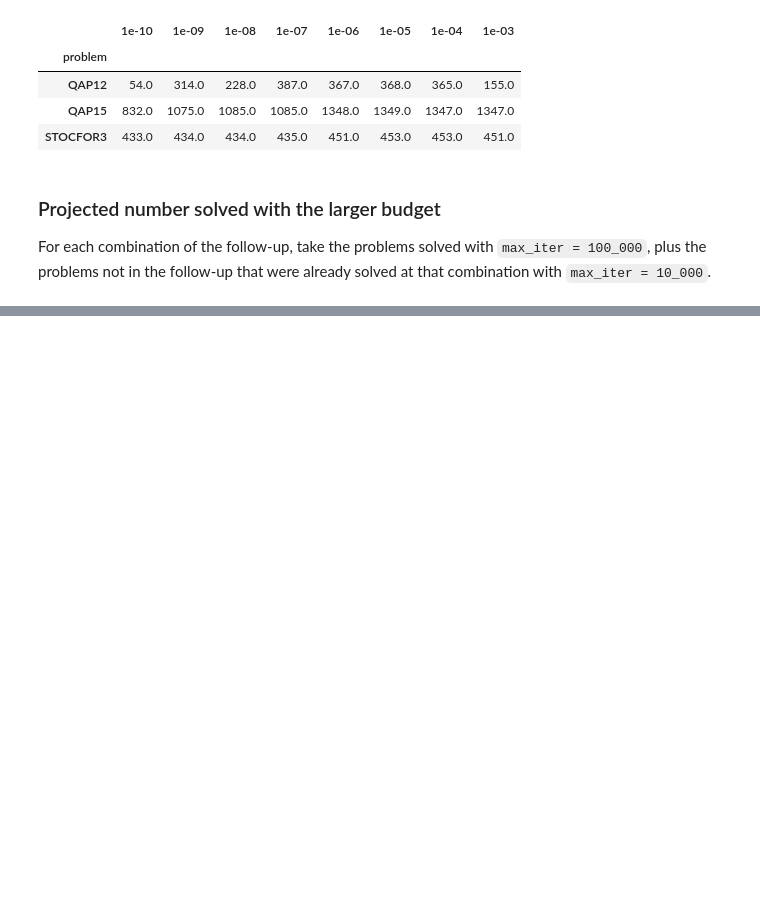
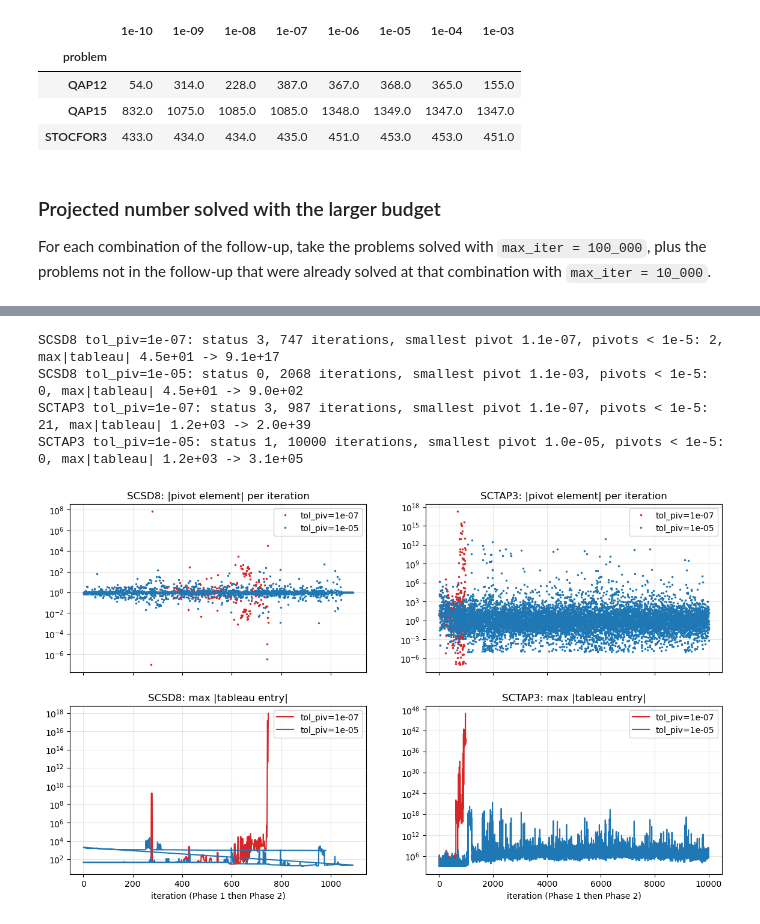
Before and after one commit to oyamad/QuantEcon.py, a Jupyter notebook: benchmarks/linprog_simplex/analysis_2026.ipynb, the cells around one changed output, grey strips where cells are left out. Cells and saved outputs as stored; diff of their text form; code cells hidden in the pictures; blank space fills up the shorter version.

```diff
--- a/benchmarks/linprog_simplex/analysis_2026.ipynb
+++ b/benchmarks/linprog_simplex/analysis_2026.ipynb
@@ -400,0 +406,61 @@ pd.DataFrame(rows, columns=['tol_piv', 'tol_ratio_diff', 'solved of 51', 'still
+# %%
+from quantecon.optimize import PivOptions
+from quantecon.optimize.linprog_simplex import _initialize_tableau, _set_criterion_row, _pivot_col
+from quantecon.optimize.pivoting import _lex_min_ratio_test, _pivoting
+import run_grid
+
+
+def traced_solve(name, piv_options, max_iter=10_000):
+    """linprog_simplex with a per-iteration log of (phase, |pivot|, max |tableau|)."""
+    p = run_grid.load_problem(name)
+    n, m, k = p['c'].shape[0], p['A_ub'].shape[0], p['A_eq'].shape[0]
+    L = m + k
+    tableau = np.empty((L + 1, n + m + L + 1)); basis = np.empty(L, dtype=np.int_)
+    argmins = np.empty(L, dtype=np.int_)
+    _initialize_tableau(p['A_ub'], p['b_ub'], p['A_eq'], p['b_eq'], tableau, basis)
+    log = []
+
+    def run(skip_aux, phase):
+        for it in range(1, max_iter + 1):
+            found, pc = _pivot_col(tableau, skip_aux, piv_options)
+            if not found:
+                return 0
+            found, pr = _lex_min_ratio_test(tableau[:-1, :], pc, tableau.shape[1] - L - 1, argmins,
+                                            piv_options.tol_piv, piv_options.tol_ratio_diff)
+            if not found:
+                log.append((phase, it, np.nan, np.abs(tableau).max(), tableau[:-1, pc].max()))
+                return 3
+            log.append((phase, it, abs(tableau[pr, pc]), np.abs(tableau).max(), np.nan))
+            _pivoting(tableau, pc, pr); basis[pr] = pc
+        return 1
+
+    status = run(False, 1)
+    if status == 0:
+        for i in range(L):  # eliminate artificial variables left in the basis
+            if basis[i] >= n + m:
+                for j in range(n + m):
+                    if abs(tableau[i, j]) > piv_options.tol_piv:
+                        _pivoting(tableau, j, i); basis[i] = j; break
+        _set_criterion_row(p['c'], basis, tableau)
+        status = run(True, 2)
+    return status, pd.DataFrame(log, columns=['phase', 'iter', 'abs_pivot', 'max_abs_tableau', 'pivcol_max'])
+
+
+fig, axes = plt.subplots(2, 2, figsize=(14, 8), sharex='col')
+for j, name in enumerate(['SCSD8', 'SCTAP3']):
+    for tp, color in [(1e-7, 'C3'), (1e-5, 'C0')]:
+        status, log = traced_solve(name, PivOptions(1e-6, tp, 1e-13))
+        piv = log.abs_pivot.dropna()
+        print(f'{name} tol_piv={tp:.0e}: status {status}, {len(log)} iterations, smallest pivot {piv.min():.1e}, '
+              f'pivots < 1e-5: {(piv < 1e-5).sum()}, max|tableau| {log.max_abs_tableau.iloc[0]:.1e} -> {log.max_abs_tableau.iloc[-1]:.1e}')
+        axes[0, j].semilogy(log['iter'], log.abs_pivot, '.', ms=3, color=color, label=f'tol_piv={tp:.0e}')
+        axes[1, j].semilogy(log['iter'], log.max_abs_tableau, color=color, label=f'tol_piv={tp:.0e}')
+    axes[0, j].set_title(f'{name}: |pivot element| per iteration'); axes[1, j].set_title(f'{name}: max |tableau entry|')
+    axes[1, j].set_xlabel('iteration (Phase 1 then Phase 2)')
+    for ax in axes[:, j]: ax.legend(); ax.grid(alpha=.3)
+# %% [output]
+SCSD8 tol_piv=1e-07: status 3, 747 iterations, smallest pivot 1.1e-07, pivots < 1e-5: 2, max|tableau| 4.5e+01 -> 9.1e+17
+SCSD8 tol_piv=1e-05: status 0, 2068 iterations, smallest pivot 1.1e-03, pivots < 1e-5: 0, max|tableau| 4.5e+01 -> 9.0e+02
+SCTAP3 tol_piv=1e-07: status 3, 987 iterations, smallest pivot 1.1e-07, pivots < 1e-5: 21, max|tableau| 1.2e+03 -> 2.0e+39
+SCTAP3 tol_piv=1e-05: status 1, 10000 iterations, smallest pivot 1.0e-05, pivots < 1e-5: 0, max|tableau| 1.2e+03 -> 3.1e+05
+[figure, added]
```
Also changed, not shown: parts of 8 cells of this notebook, 3 other files.
